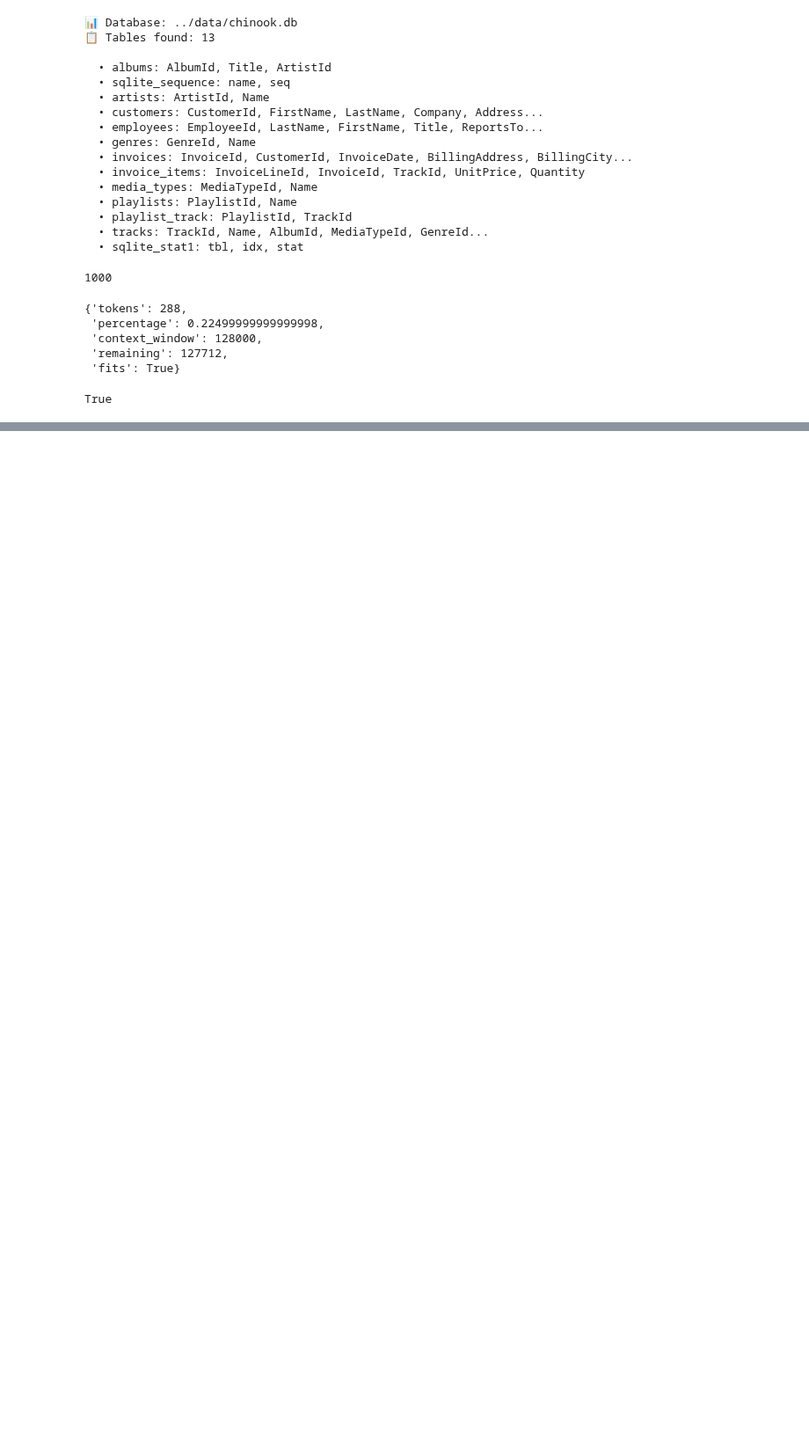
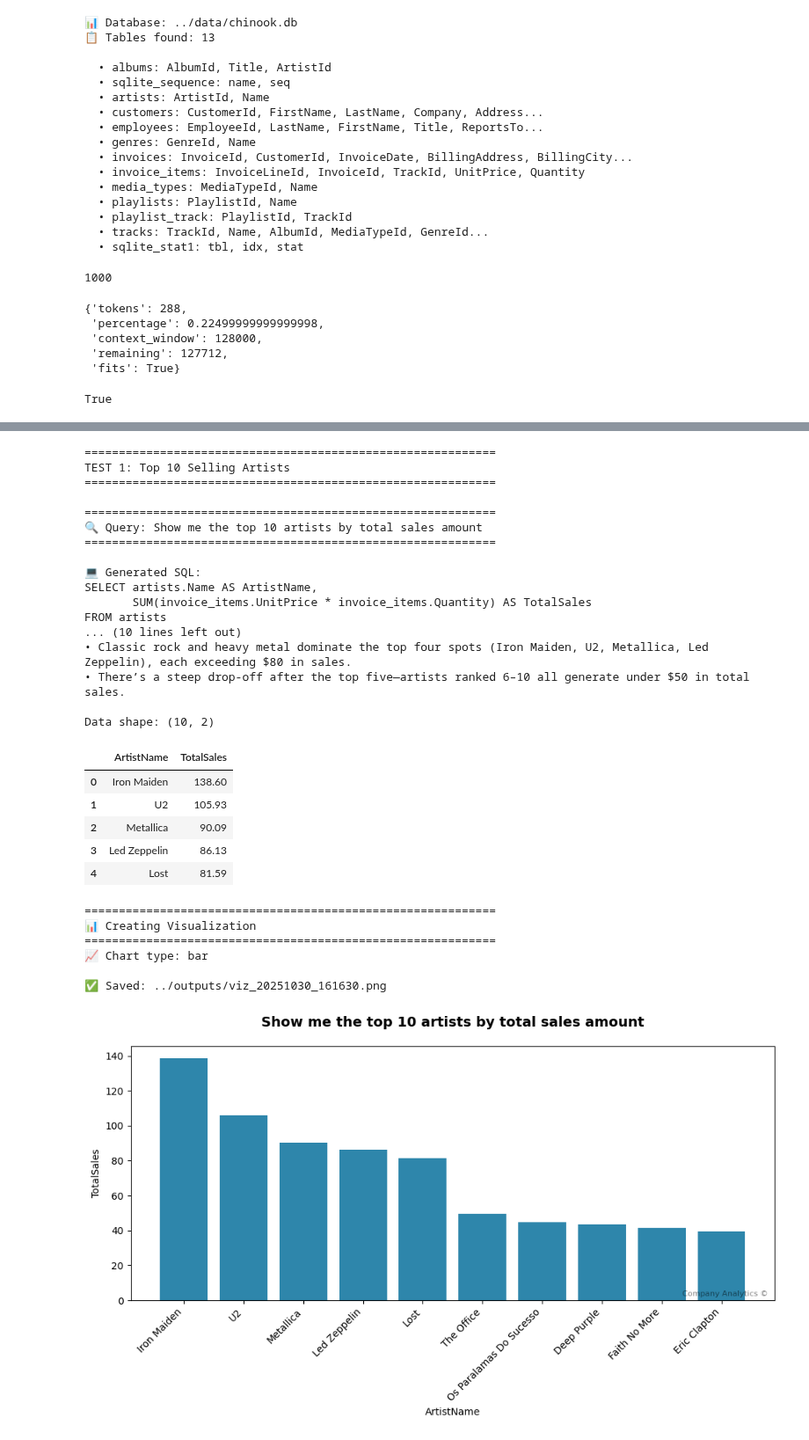
Before and after one commit to Asad-Ismail/query-analysis-plot-agent, a Jupyter notebook: notebooks/explore_data.ipynb, the cells around one changed output, grey strips where cells are left out. Shown at 88% size. Drawn from its saved outputs; the diff is of its cells as text; code cells hidden in the pictures; blank space fills up the shorter version.

Commit message:
updated working workflow for analysis and visualization

```diff
--- a/notebooks/explore_data.ipynb
+++ b/notebooks/explore_data.ipynb
@@ -82,7 +82,7 @@ llm = ChatOpenAI(
     openai_api_base="https://chat.int.bayer.com/api/v2",
     openai_api_key=token,
     model=model,
-    temperature=0.7
+    temperature=0.0
 )
 # %%
 import pandas as pd
@@ -220,0 +362,70 @@ LIMIT 1;
+# %%
+viz_agent = VisualizationAgent(llm)
+# %%
+def run_complete_workflow(query, user_role="analyst"):
+    """Run complete analysis + visualization workflow"""
+
+    # Define permissions (simulated)
+    permissions = {
+        "analyst": ["artists", "albums", "tracks", "invoices", "customers"],
+        "viewer": ["artists", "albums", "tracks"],
+        "admin": None  # all tables
+    }
+
+    allowed_tables = permissions.get(user_role)
+
+    # Step 1: Analysis
+    analysis_result = analysis_agent.analyze(query, allowed_tables)
+
+    if analysis_result["status"] == "success":
+        print(analysis_result["insights"])
+        print(f"\nData shape: {analysis_result['data'].shape}")
+        display(analysis_result["data"].head())
+
+        # Step 2: Visualization
+        viz_result = viz_agent.visualize(analysis_result["data"], query)
+
+        return {
+            "analysis": analysis_result,
+            "visualization": viz_result
+        }
+    else:
+        print(f"Error: {analysis_result.get('error')}")
+        return analysis_result
+# %%
+print("TEST 1: Top 10 Selling Artists")
+result1 = run_complete_workflow(
+    "Show me the top 10 artists by total sales amount",
+    user_role="analyst"
+)
+# %% [output]
+============================================================
+TEST 1: Top 10 Selling Artists
+============================================================
+
+============================================================
+🔍 Query: Show me the top 10 artists by total sales amount
+============================================================
+
+💻 Generated SQL:
+SELECT artists.Name AS ArtistName,
+       SUM(invoice_items.UnitPrice * invoice_items.Quantity) AS TotalSales
+FROM artists
+... (10 lines left out)
+• Classic rock and heavy metal dominate the top four spots (Iron Maiden, U2, Metallica, Led Zeppelin), each exceeding $80 in sales.
+• There’s a steep drop-off after the top five—artists ranked 6–10 all generate under $50 in total sales.
+
+Data shape: (10, 2)
+|  | ArtistName | TotalSales |
+| 0 | Iron Maiden | 138.60 |
+| 1 | U2 | 105.93 |
+| 2 | Metallica | 90.09 |
+| 3 | Led Zeppelin | 86.13 |
+| 4 | Lost | 81.59 |
+============================================================
+📊 Creating Visualization
+============================================================
+📈 Chart type: bar
+
+✅ Saved: ../outputs/viz_20251030_161630.png
+[figure, added]
```
Also changed, not shown: parts of 3 cells of this notebook, 1 other file.
